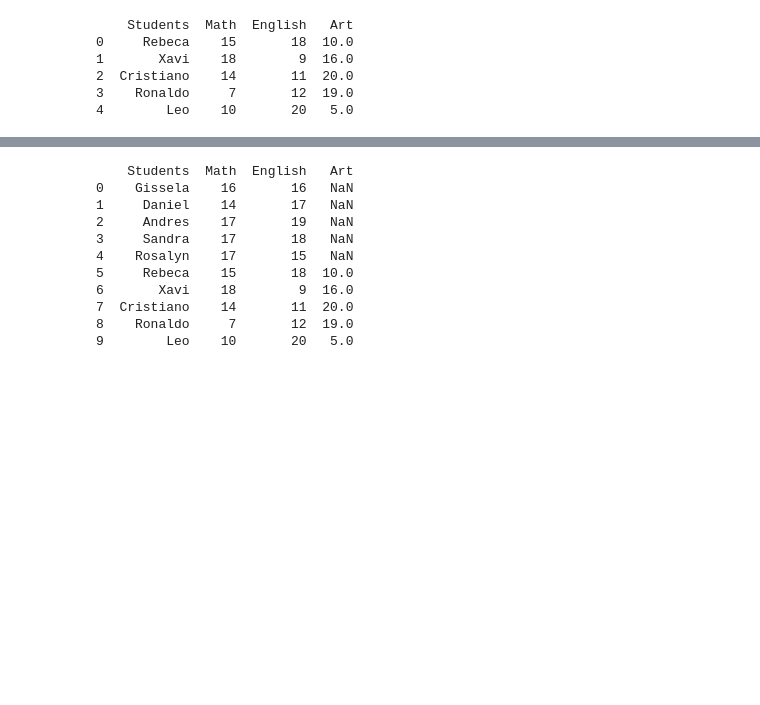
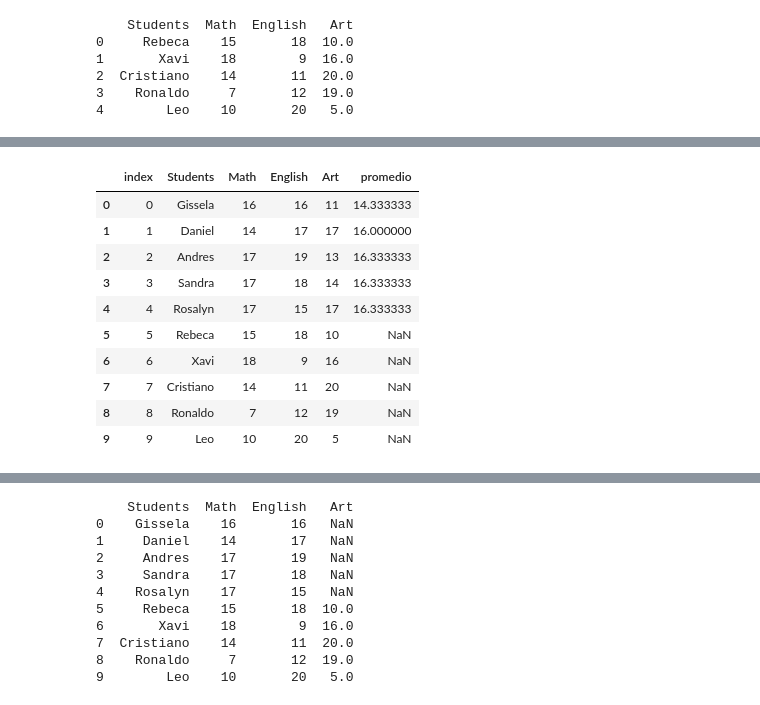
Before and after one commit to alexanderquispe/Diplomado_PUCP, a Jupyter notebook: Lecture_3/Lecture_3.ipynb, the cells around one changed output, grey strips where cells are left out. Drawn from its saved outputs; the diff is of its cells as text; code cells hidden in the pictures; blank space fills up the shorter version.

```diff
--- a/Lecture_3/Lecture_3.ipynb
+++ b/Lecture_3/Lecture_3.ipynb
@@ -788,3 +735,5 @@ grades_total.iloc[0:6, :]
+# %%
+grades_total = grades_total.dropna()
 # %%
 grades_total_NA = grades_total.dropna()
 grades_total_NA
@@ -845,3 +808,17 @@ print( grades_total , "\n" )
+# %%
+grades_total.reset_index()
+# %% [output]
+|  | index | Students | Math | English | Art | promedio |
+| 0 | 0 | Gissela | 16 | 16 | 11 | 14.333333 |
+| 1 | 1 | Daniel | 14 | 17 | 17 | 16.000000 |
+| 2 | 2 | Andres | 17 | 19 | 13 | 16.333333 |
+| 3 | 3 | Sandra | 17 | 18 | 14 | 16.333333 |
+| 4 | 4 | Rosalyn | 17 | 15 | 17 | 16.333333 |
+| 5 | 5 | Rebeca | 15 | 18 | 10 | NaN |
+| 6 | 6 | Xavi | 18 | 9 | 16 | NaN |
+| 7 | 7 | Cristiano | 14 | 11 | 20 | NaN |
+| 8 | 8 | Ronaldo | 7 | 12 | 19 | NaN |
+| 9 | 9 | Leo | 10 | 20 | 5 | NaN |
 # %%
 print( grades_total.reset_index() , "\n" )
 # %% [output]
```
Also changed, not shown: parts of 20 cells of this notebook, 1 other file.
